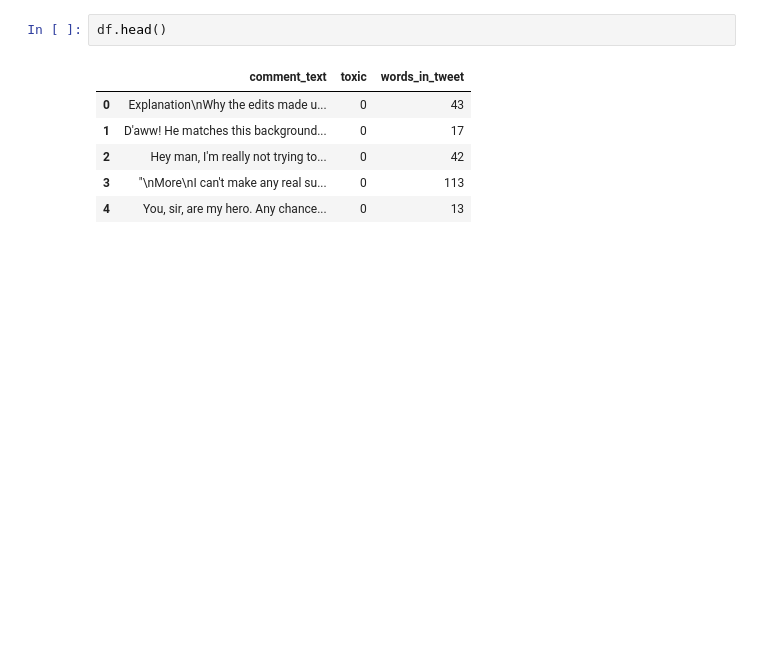
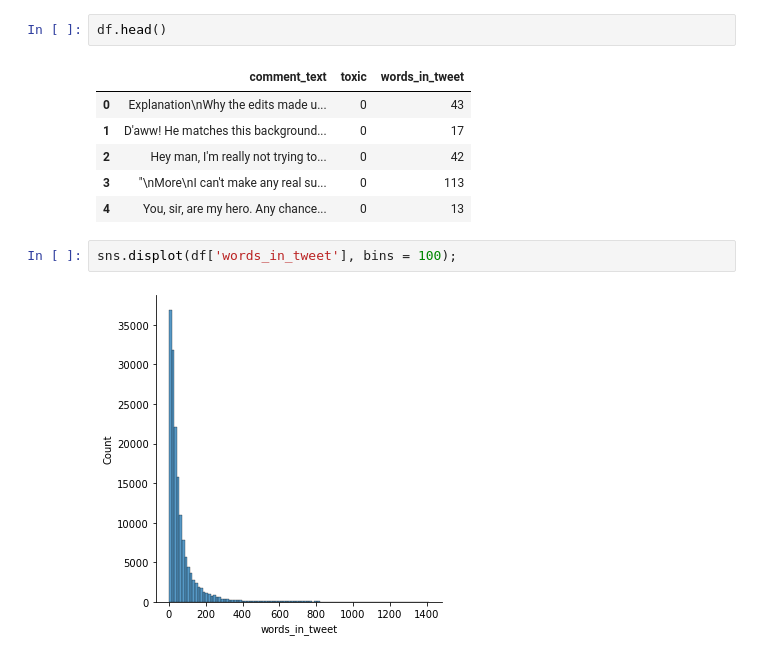
Before and after one commit to danch22/toxic_tweets, a Jupyter notebook: toxic_comment.ipynb, the cells around one changed output. Cells and saved outputs as stored; diff of their text form; blank space fills up the shorter version.

Commit message:
tweets length 1

```diff
--- a/toxic_comment.ipynb
+++ b/toxic_comment.ipynb
@@ -113,3 +113,7 @@ df.head()
 | 2 | Hey man, I'm really not trying to... | 0 | 42 |
 | 3 | "\nMore\nI can't make any real su... | 0 | 113 |
 | 4 | You, sir, are my hero. Any chance... | 0 | 13 |
+# %%
+sns.displot(df['words_in_tweet'], bins = 100);
+# %% [output]
+[figure, added]
```
Also changed, not shown: parts of 5 cells of this notebook.
